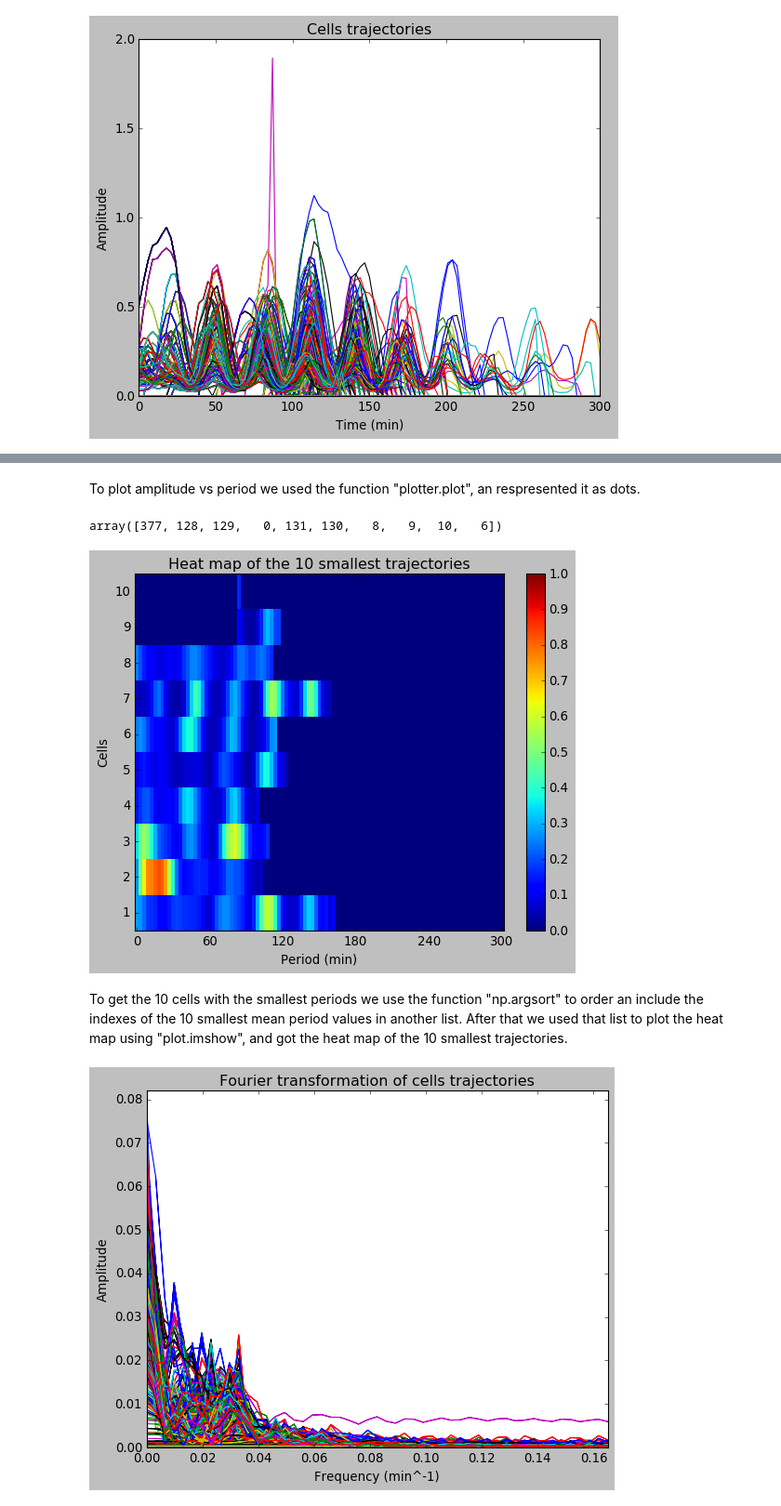
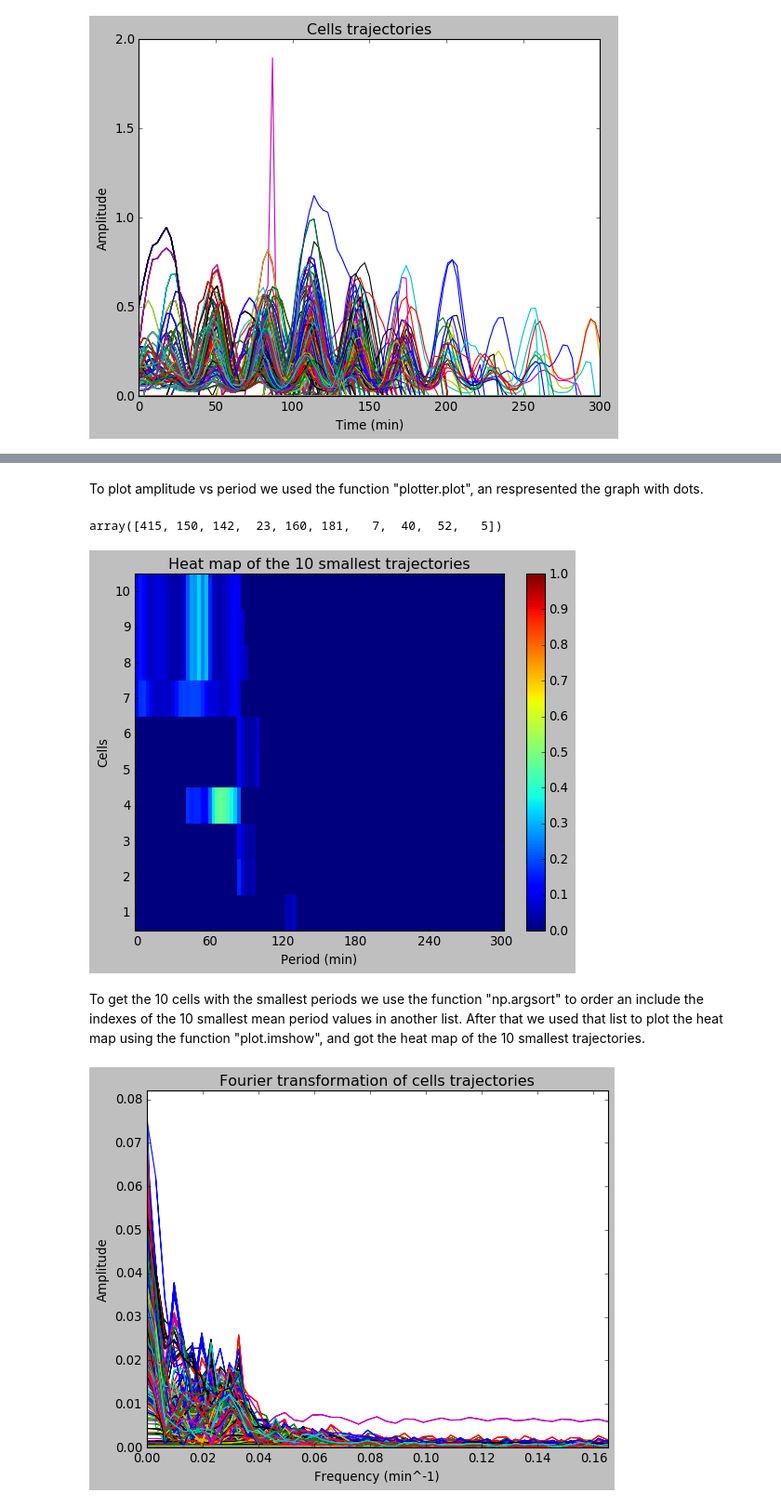
Before and after one commit to diegogarcialopez/Accelerated_Advanced_Python_weeks3_4, a Jupyter notebook: Day5.ipynb, the cells around one changed output, grey strips where cells are left out. Shown at 93% size. Saved outputs shown, nothing was run; the diff lists cells and outputs as text; code cells hidden in the pictures.

```diff
--- a/Day5.ipynb
+++ b/Day5.ipynb
@@ -53,7 +53,7 @@ plotter.ylabel("Amplitude");
 # %%
 # Finding peaks in each trajectories usin scipy library functions
 peaks=[]
-for i in range(0, 500):
+for i in range(0, 501):
     peaks_finder = find_peaks(x[:,i])
     peaks.append(peaks_finder[0])
 #peaks
@@ -62,7 +62,7 @@ To find the peaks we developed a loop to search for the indexes of the maximums
 # %%
 # Calculating amplitude and period of oscillations
 amplitude = []
-for i in range(0,500):
+for i in range(0,501):
     fluorescence = x[peaks[i], i]
     amplitude.append(fluorescence)
 amplitude
@@ -89,6 +89,6 @@ To get the value for the amplitude from the peak values, we created a loop to tr
 # %%
 periods = []
-for i in range(0,500):
+for i in range(0,501):
     time = np.diff(peaks[i])*3
     periods.append(time)
 periods
@@ -115,10 +115,10 @@ To get the period values, we substracted all the peaks indexes from each cell an
 # %%
 period_means = []
 amplitude_means = []
-for i in range(0, 500):
+for i in range(0, 501):
     mean1 = np.nanmean(periods[i])
     mean2 = np.nanmean(amplitude[i])
     period_means.append(mean1)
     amplitude_means.append(mean2)
-period_means
-amplitude_means
+#period_means
+#amplitude_means
@@ -165,11 +147,11 @@ plotter.ylabel('Amplitude');
 # %% [markdown]
-To plot amplitude vs period we used the function "plotter.plot", an respresented it as dots.
+To plot amplitude vs period we used the function "plotter.plot", an respresented the graph with dots.
 # %%
 #Selecting ten cell trajectiories with the smallest periods and plotting those as a heat map
 smallest_periods = np.argsort(period_means)[:10]
 smallest_periods
 # %% [output]
-array([377, 128, 129,   0, 131, 130,   8,   9,  10,   6])
+array([415, 150, 142,  23, 160, 181,   7,  40,  52,   5])
 # %%
 fig = plotter.figure()
 plotter.style.use('classic')
@@ -183,20 +165,20 @@ plotter.title("Heat map of the 10 smallest trajectories")
 plotter.xlabel('Period (min)')
 plotter.ylabel('Cells');
 # %% [output]
-[figure, old version]
+[figure, new version]
 # %% [markdown]
-To get the 10 cells with the smallest periods we use the function "np.argsort" to order an include the indexes of the 10 smallest mean period values in another list. After that we used that list to plot the heat map using "plot.imshow", and got the heat map of the 10 smallest trajectories.
+To get the 10 cells with the smallest periods we use the function "np.argsort" to order an include the indexes of the 10 smallest mean period values in another list. After that we used that list to plot the heat map using the function "plot.imshow", and got the heat map of the 10 smallest trajectories.
 # %%
 #Performing frequency analysis using FFT Fourier transformation and identify a dominant frequency in the signal
 N = 501
-for i in range(0,500):
+for i in range(0,501):
     y_transformed = fft(x[:, i])
     x_transformed = np.abs(fftfreq(101,d=3))
     plotter.plot(x_transformed, 2.0/N * np.abs(y_transformed[0:N//2]))
     plotter.title('Fourier transformation of cells trajectories')
     plotter.xlabel('Frequency (min^-1)')
     plotter.ylabel('Amplitude')
     plotter.axis('tight');
 # %% [output]
-[figure, old version]
+[figure, new version]
 # %% [markdown]
```
Also changed, not shown: parts of 11 cells of this notebook.
